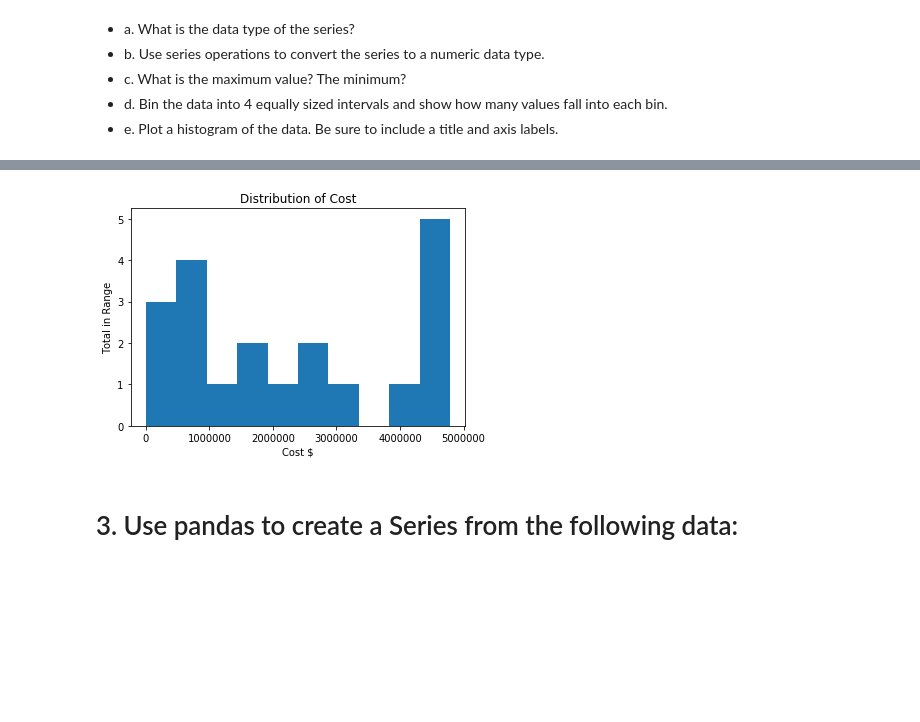
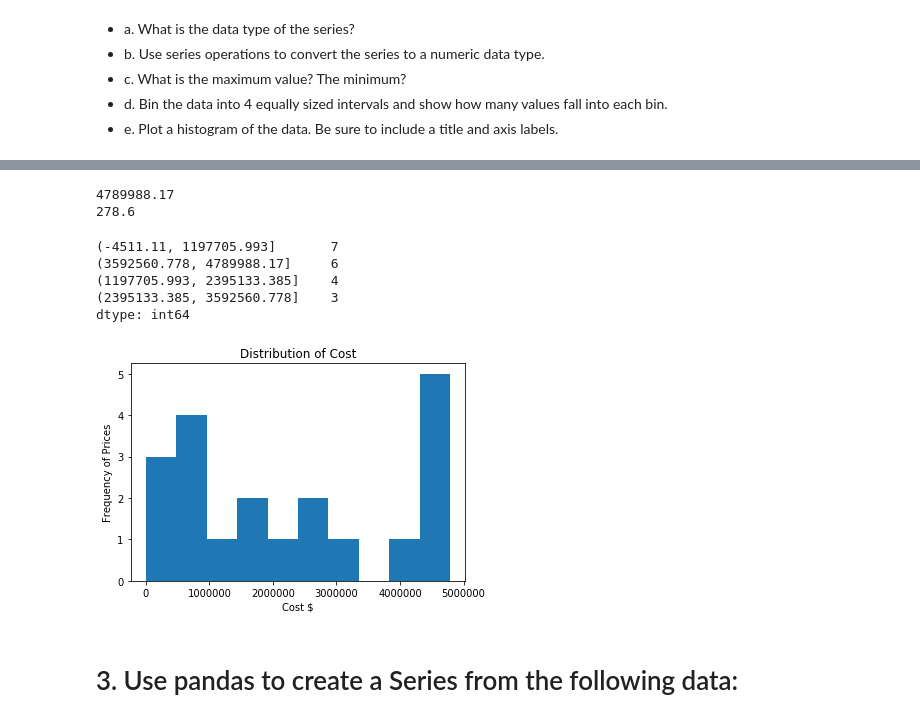
Before and after one commit to ThompsonBethany01/numpy-pandas-visualization-exercises, a Jupyter notebook: pandas_series.ipynb, the cells around one changed output, grey strips where cells are left out. Saved outputs shown, nothing was run; the diff lists cells and outputs as text; code cells hidden in the pictures; blank space fills up the shorter version.

```diff
--- a/pandas_series.ipynb
+++ b/pandas_series.ipynb
@@ -317,12 +309,36 @@ dtype: int64
+# %%
+#can use numpy functions to find max and min of series
+print(cash_flow.max())
+print(cash_flow.min())
+# %% [output]
+4789988.17
+278.6
+# %%
+#cuts values into bins, specify 4 bins
+#use value count to see how many values in series are in each bin
+pd.cut(cash_flow, 4).value_counts()
+# %% [output]
+(-4511.11, 1197705.993]       7
+(3592560.778, 4789988.17]     6
+(1197705.993, 2395133.385]    4
+(2395133.385, 3592560.778]    3
+dtype: int64
 # %%
+#importing matplotlib to plot series in graph
 import matplotlib.pyplot as plt
+
+#use plot.hist to plot histogram
 plt.hist(cash_flow)
+
+#adds title to histogram
 plt.title('Distribution of Cost')
+
+#adds titles to x and y graphs
 plt.xlabel('Cost $')
-plt.ylabel('Total in Range')
+plt.ylabel('Frequency of Prices')
 plt.show()
 # %% [output]
-[figure, old version]
+[figure, new version]
 # %% [markdown]
 # 3. Use pandas to create a Series from the following data:
 # %% [markdown]
```
Also changed, not shown: parts of 48 cells of this notebook.
